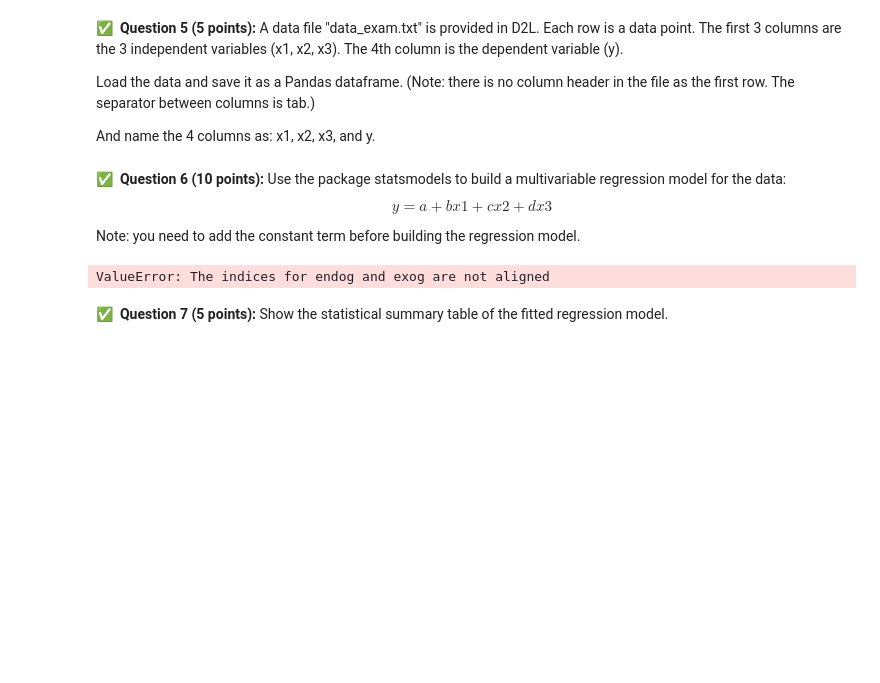
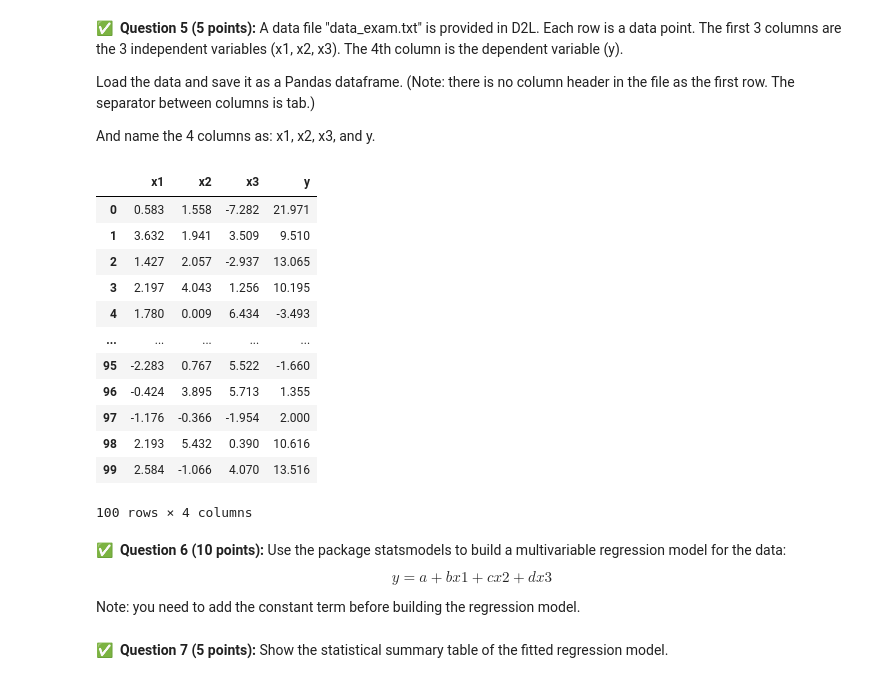
Before and after one commit to barnbyje/cmse202-s22-turnin, a Jupyter notebook: final/CMSE202-Final-Section-001-STUDENT.ipynb, the cells around one changed output. Drawn from its saved outputs; the diff is of its cells as text; code cells hidden in the pictures; blank space fills up the shorter version.

```diff
--- a/final/CMSE202-Final-Section-001-STUDENT.ipynb
+++ b/final/CMSE202-Final-Section-001-STUDENT.ipynb
@@ -199,14 +169,29 @@ And name the 4 columns as: x1, x2, x3, and y.
 # %%
 # Put your code here:
 import pandas as pd;
 
 columns = ['x1','x2','x3','y']
 
 data = pd.read_csv('data_exam.txt', delimiter = '\t', header = None, names = columns)
 
 features = data.iloc[:,0:3]
 
 labels = data.iloc[:,3]
+data
+# %% [output]
+|  | x1 | x2 | x3 | y |
+| 0 | 0.583 | 1.558 | -7.282 | 21.971 |
+| 1 | 3.632 | 1.941 | 3.509 | 9.510 |
+| 2 | 1.427 | 2.057 | -2.937 | 13.065 |
+| 3 | 2.197 | 4.043 | 1.256 | 10.195 |
+| 4 | 1.780 | 0.009 | 6.434 | -3.493 |
+| ... | ... | ... | ... | ... |
+| 95 | -2.283 | 0.767 | 5.522 | -1.660 |
+| 96 | -0.424 | 3.895 | 5.713 | 1.355 |
+| 97 | -1.176 | -0.366 | -1.954 | 2.000 |
+| 98 | 2.193 | 5.432 | 0.390 | 10.616 |
+| 99 | 2.584 | -1.066 | 4.070 | 13.516 |
+100 rows × 4 columns
 # %% [markdown]
 &#9989;&nbsp; **Question 6 (10 points):** Use the package statsmodels to build a multivariable regression model for the data: $$y=a + bx1 + cx2 + dx3$$
 
@@ -215,17 +200,12 @@ Note: you need to add the constant term before building the regression model.
 # Put your code here:
 import statsmodels.api as sm
 
-features = data.iloc[:,0:3]
-labels = data.iloc[:,3]
+features = data[['x1','x2','x3']]
+labels = data['y']
+
 features_with_constant = sm.add_constant(features)
 
-train_vectors, test_vectors, train_labels, test_labels = train_test_split(features, labels, test_size=0.25, random_state=0)
-
-
-model = sm.OLS(train_labels, features_with_constant).fit()
-results= model.fit()
+model = sm.OLS(labels, features_with_constant).fit()
-# %% [output]
-ValueError: The indices for endog and exog are not aligned
 # %% [markdown]
 &#9989;&nbsp; **Question 7 (5 points):** Show the statistical summary table of the fitted regression model.
 # %%
```
Also changed, not shown: parts of 8 cells of this notebook.
